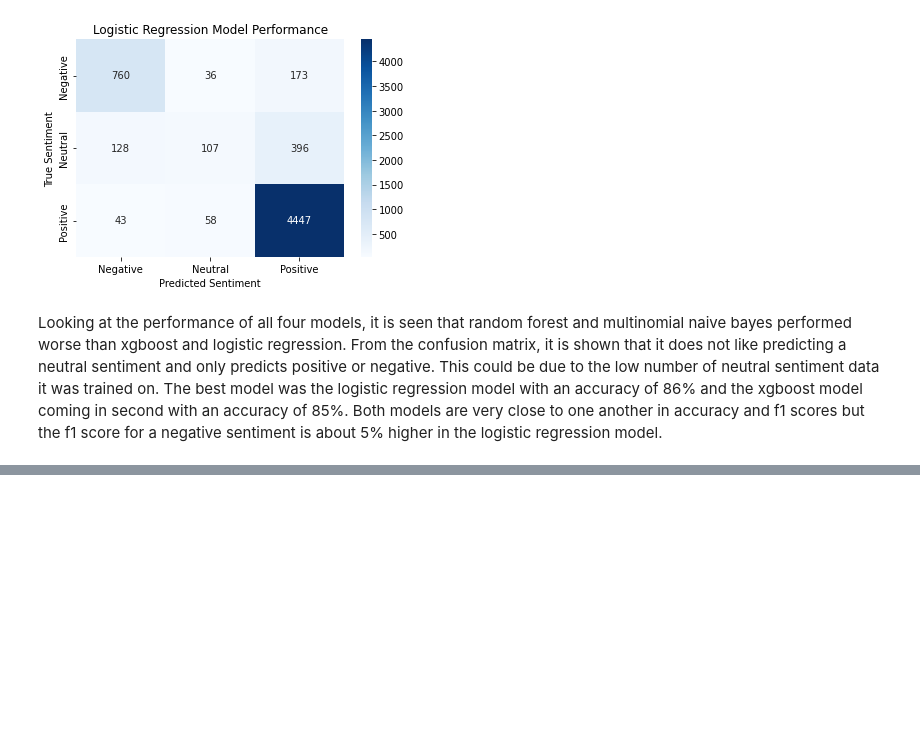
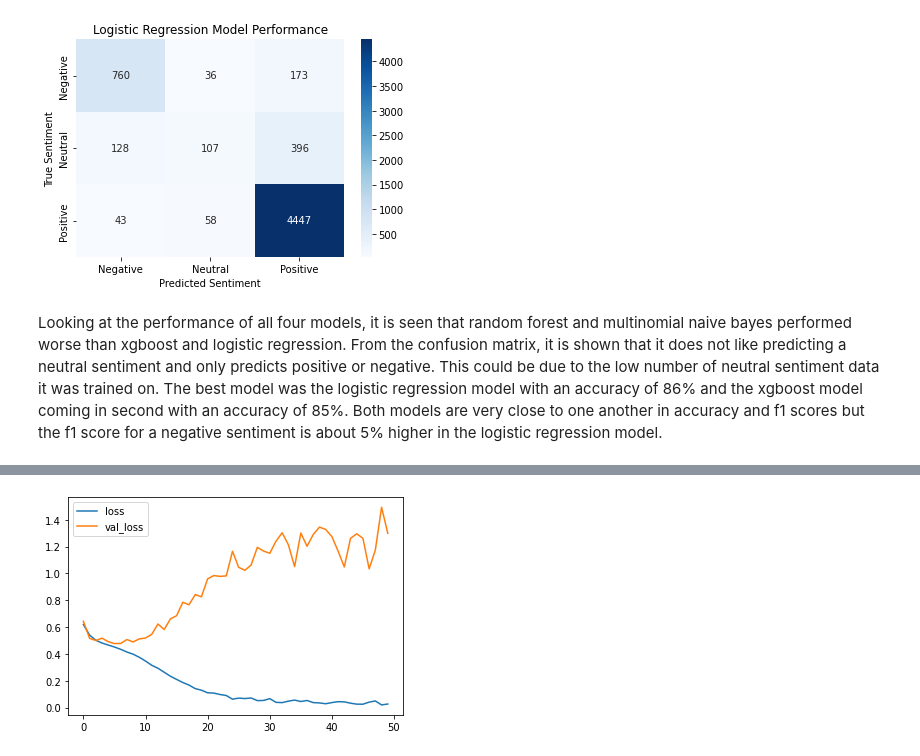
Before and after one commit to JohnathanJack/tripadvisor_reviews, a Jupyter notebook: model.ipynb, the cells around one changed output, grey strips where cells are left out. Saved outputs shown, nothing was run; the diff lists cells and outputs as text; code cells hidden in the pictures; blank space fills up the shorter version.

```diff
--- a/model.ipynb
+++ b/model.ipynb
@@ -115,0 +207,7 @@ Looking at the performance of all four models, it is seen that random forest and
+# %%
+plt.plot(model_fit.history['loss'], label='loss')
+plt.plot(model_fit.history['val_loss'], label='val_loss')
+plt.legend()
+plt.show()
+# %% [output]
+[figure, added]
```
Also changed, not shown: parts of 13 cells of this notebook.
